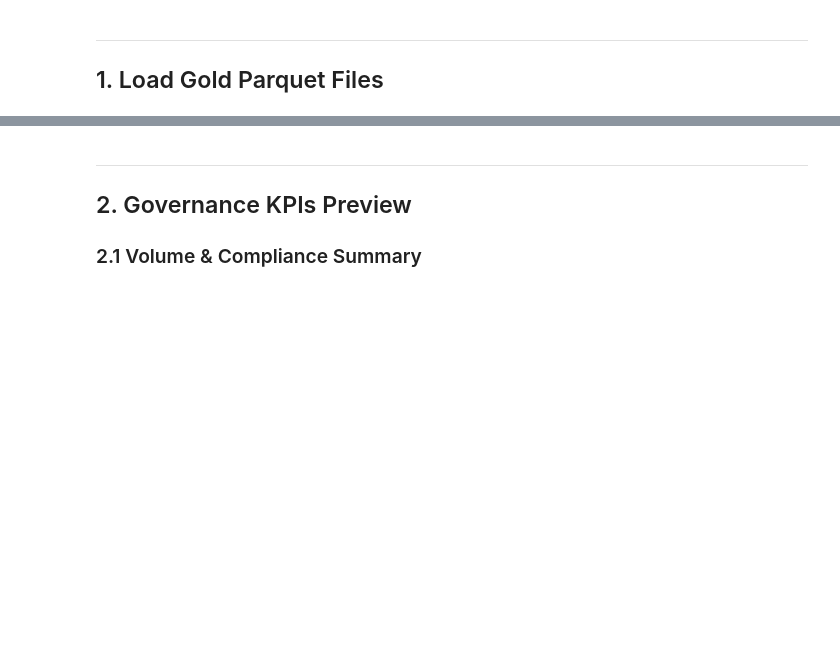
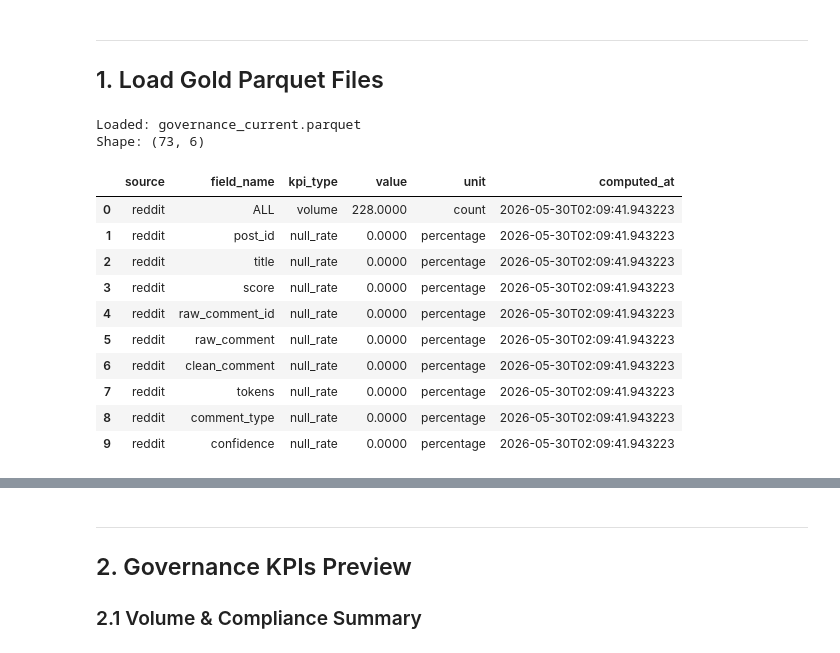
Before and after one commit to lozway/DataAnalysis, a Jupyter notebook: notebooks/gold_preview.ipynb, the cells around one changed output, grey strips where cells are left out. Saved outputs shown, nothing was run; the diff lists cells and outputs as text; code cells hidden in the pictures; blank space fills up the shorter version.

```diff
--- a/notebooks/gold_preview.ipynb
+++ b/notebooks/gold_preview.ipynb
@@ -43,16 +49,30 @@ print(f'Storytelling Parquets: {len(story_files)}')
 # %%
 # ── Governance ─────────────────────────────────────────────────────────────
 # Fallback to CSV export if no Gold Parquet is available yet
 if gov_files:
     df_gov = pd.read_parquet(gov_files[-1])
     print(f'Loaded: {os.path.basename(gov_files[-1])}')
 else:
     csv_path = os.path.join(NB_DIR, 'export_governance.csv')
     df_gov = pd.read_csv(csv_path)
     print(f'Gold Parquet not found — loaded fallback CSV: {csv_path}')
 
 print(f'Shape: {df_gov.shape}')
-display(df_gov.head(5))
+display(df_gov.head(10))
+# %% [output]
+Loaded: governance_current.parquet
+Shape: (73, 6)
+|  | source | field_name | kpi_type | value | unit | computed_at |
+| 0 | reddit | ALL | volume | 228.0000 | count | 2026-05-30T02:09:41.943223 |
+| 1 | reddit | post_id | null_rate | 0.0000 | percentage | 2026-05-30T02:09:41.943223 |
+| 2 | reddit | title | null_rate | 0.0000 | percentage | 2026-05-30T02:09:41.943223 |
+| 3 | reddit | score | null_rate | 0.0000 | percentage | 2026-05-30T02:09:41.943223 |
+| 4 | reddit | raw_comment_id | null_rate | 0.0000 | percentage | 2026-05-30T02:09:41.943223 |
+| 5 | reddit | raw_comment | null_rate | 0.0000 | percentage | 2026-05-30T02:09:41.943223 |
+| 6 | reddit | clean_comment | null_rate | 0.0000 | percentage | 2026-05-30T02:09:41.943223 |
+| 7 | reddit | tokens | null_rate | 0.0000 | percentage | 2026-05-30T02:09:41.943223 |
+| 8 | reddit | comment_type | null_rate | 0.0000 | percentage | 2026-05-30T02:09:41.943223 |
+| 9 | reddit | confidence | null_rate | 0.0000 | percentage | 2026-05-30T02:09:41.943223 |
 # %%
 # ── Storytelling ───────────────────────────────────────────────────────────
 if story_files:
```
Also changed, not shown: parts of 15 cells of this notebook, 5 other files.
